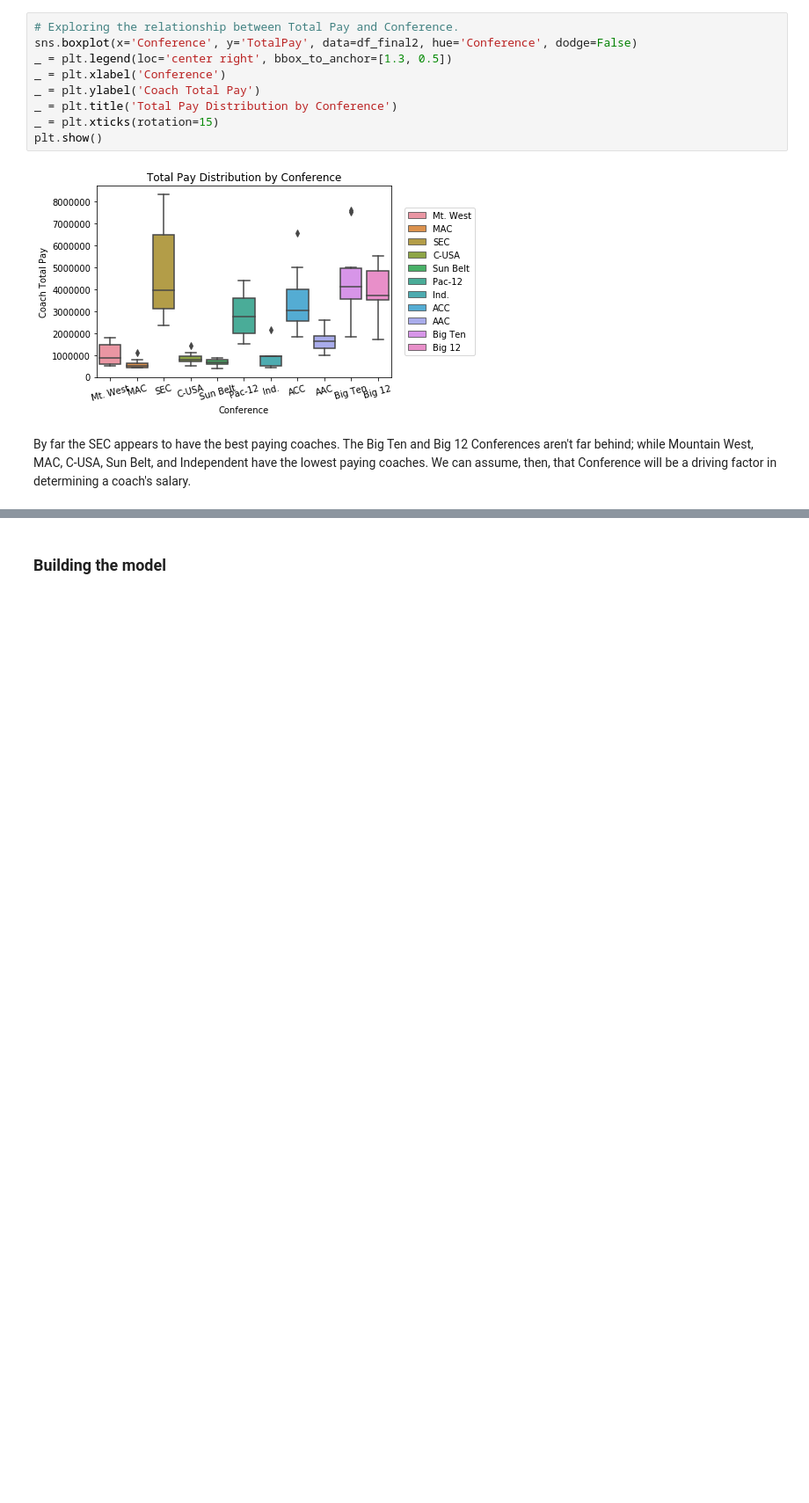
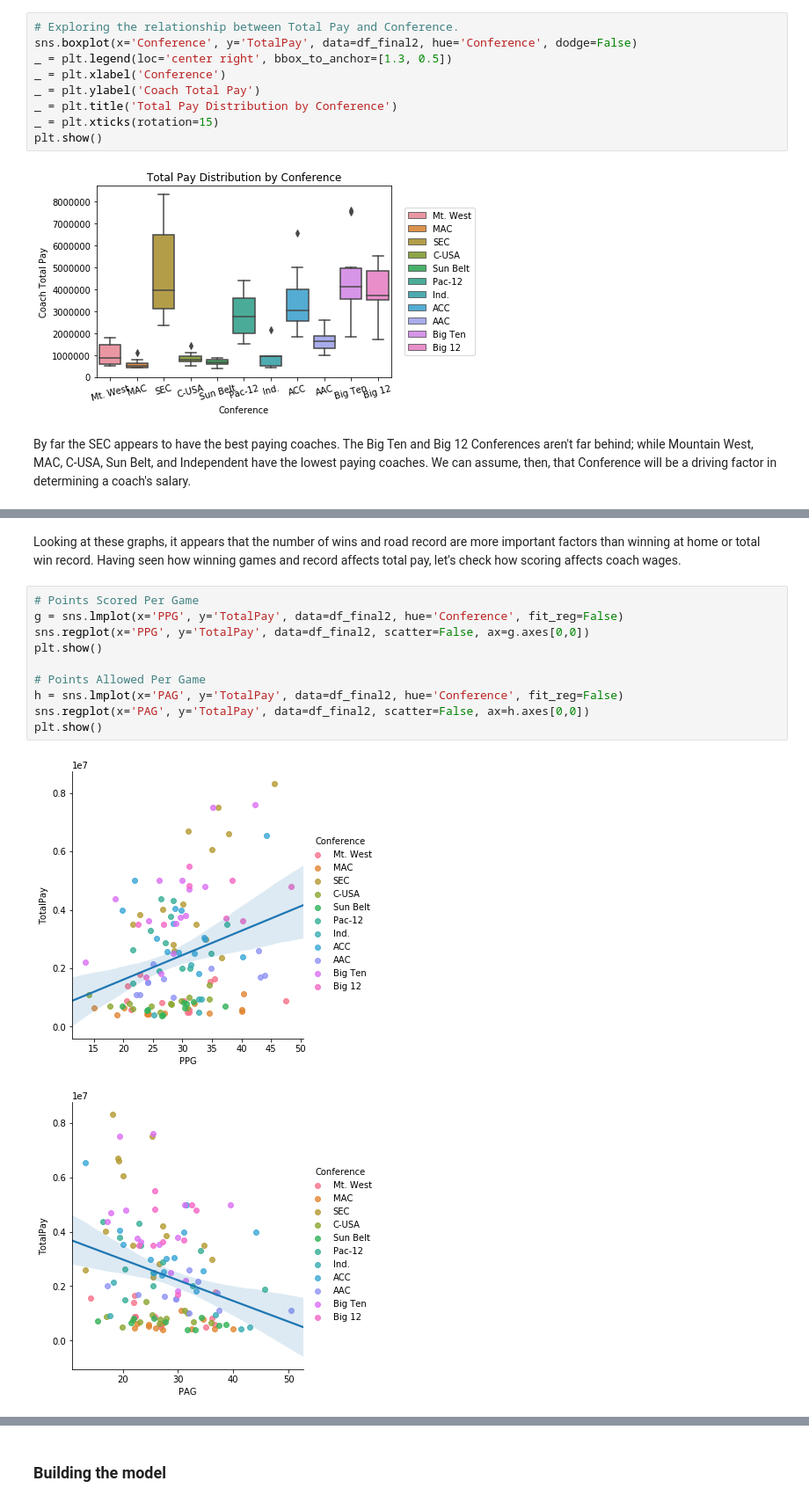
Before and after one commit to MartnAR/IST718, a Jupyter notebook: Labs/Coaches9_2_2/Alonso_Lab1.ipynb, the cells around one changed output, grey strips where cells are left out. Shown: that part at 88% size. Saved outputs shown, nothing was run; the diff lists cells and outputs as text; blank space fills up the shorter version.

```diff
--- a/Labs/Coaches9_2_2/Alonso_Lab1.ipynb
+++ b/Labs/Coaches9_2_2/Alonso_Lab1.ipynb
@@ -471,0 +489,16 @@ plt.show()
+# %% [markdown]
+Looking at these graphs, it appears that the number of wins and road record are more important factors than winning at home or total win record.
+Having seen how winning games and record affects total pay, let's check how scoring affects coach wages.
+# %%
+# Points Scored Per Game
+g = sns.lmplot(x='PPG', y='TotalPay', data=df_final2, hue='Conference', fit_reg=False)
+sns.regplot(x='PPG', y='TotalPay', data=df_final2, scatter=False, ax=g.axes[0,0])
+plt.show()
+
+# Points Allowed Per Game
+h = sns.lmplot(x='PAG', y='TotalPay', data=df_final2, hue='Conference', fit_reg=False)
+sns.regplot(x='PAG', y='TotalPay', data=df_final2, scatter=False, ax=h.axes[0,0])
+plt.show()
+# %% [output]
+[figure, added]
+[figure, added]
```
Also changed, not shown: parts of 19 cells of this notebook, 1 other file.
